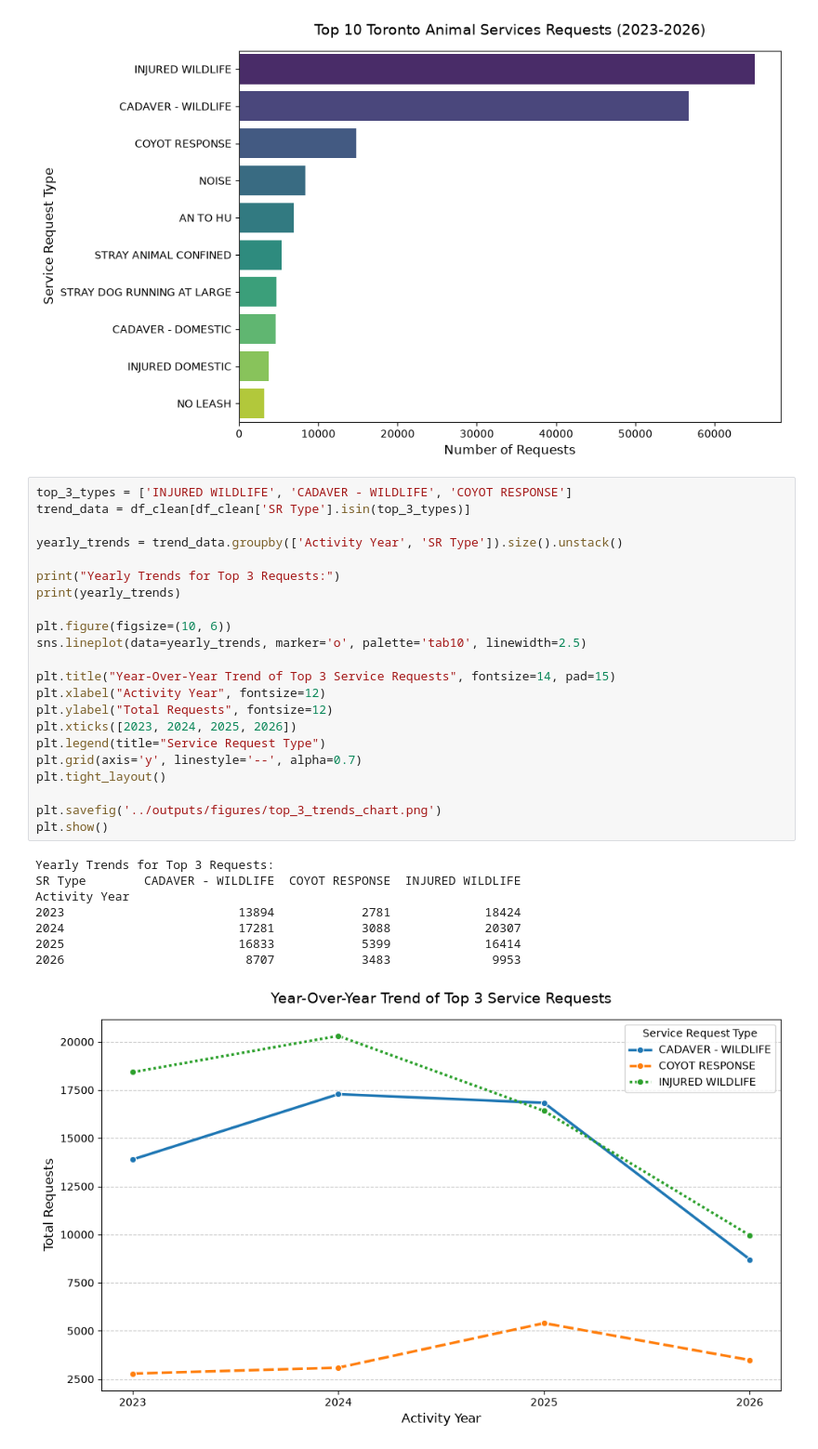
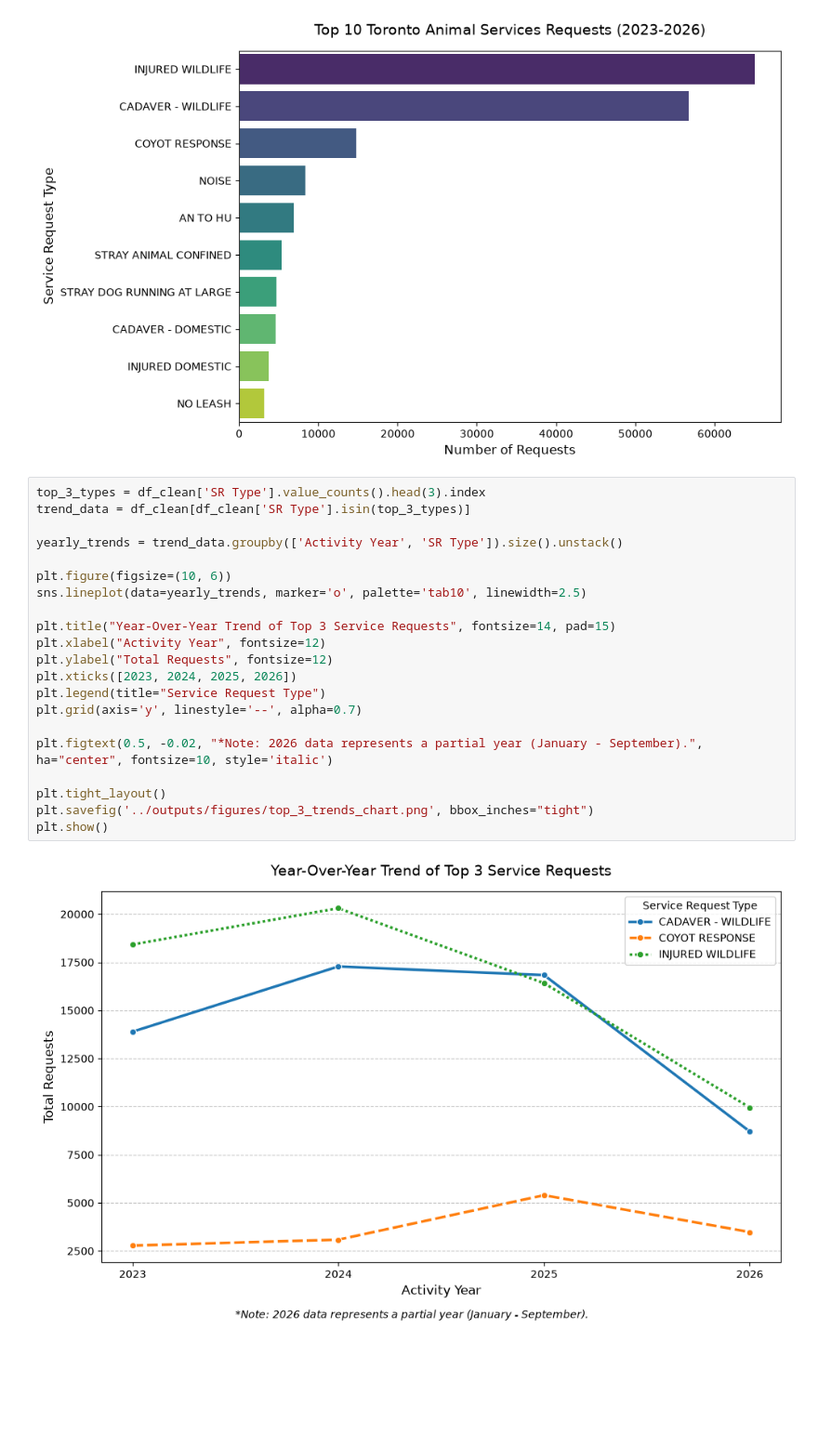
Before and after one commit to hemen-dev/toronto-animal-services-analysis, a Jupyter notebook: notebooks/analysis.ipynb, the cells around one changed output. Shown at 93% size. Drawn from its saved outputs; the diff is of its cells as text; blank space fills up the shorter version.

Commit message:
Calculate YoY variance, finalize charts, and update README

```diff
--- a/notebooks/analysis.ipynb
+++ b/notebooks/analysis.ipynb
@@ -117,33 +117,25 @@ NO LEASH                       3152
 Name: count, dtype: int64
 [figure]
 # %%
-top_3_types = ['INJURED WILDLIFE', 'CADAVER - WILDLIFE', 'COYOT RESPONSE']
+top_3_types = df_clean['SR Type'].value_counts().head(3).index
 trend_data = df_clean[df_clean['SR Type'].isin(top_3_types)]
 
 yearly_trends = trend_data.groupby(['Activity Year', 'SR Type']).size().unstack()
-
-print("Yearly Trends for Top 3 Requests:")
-print(yearly_trends)
 
 plt.figure(figsize=(10, 6))
 sns.lineplot(data=yearly_trends, marker='o', palette='tab10', linewidth=2.5)
 
 plt.title("Year-Over-Year Trend of Top 3 Service Requests", fontsize=14, pad=15)
 plt.xlabel("Activity Year", fontsize=12)
 plt.ylabel("Total Requests", fontsize=12)
 plt.xticks([2023, 2024, 2025, 2026])
 plt.legend(title="Service Request Type")
 plt.grid(axis='y', linestyle='--', alpha=0.7)
+
+plt.figtext(0.5, -0.02, "*Note: 2026 data represents a partial year (January - September).", ha="center", fontsize=10, style='italic')
+
 plt.tight_layout()
-
-plt.savefig('../outputs/figures/top_3_trends_chart.png')
+plt.savefig('../outputs/figures/top_3_trends_chart.png', bbox_inches="tight")
 plt.show()
 # %% [output]
-Yearly Trends for Top 3 Requests:
-SR Type        CADAVER - WILDLIFE  COYOT RESPONSE  INJURED WILDLIFE
-Activity Year
-2023                        13894            2781             18424
-2024                        17281            3088             20307
-2025                        16833            5399             16414
-2026                         8707            3483              9953
-[figure, old version]
+[figure, new version]
```
Also changed, not shown: parts of 2 cells of this notebook, 3 other files.
